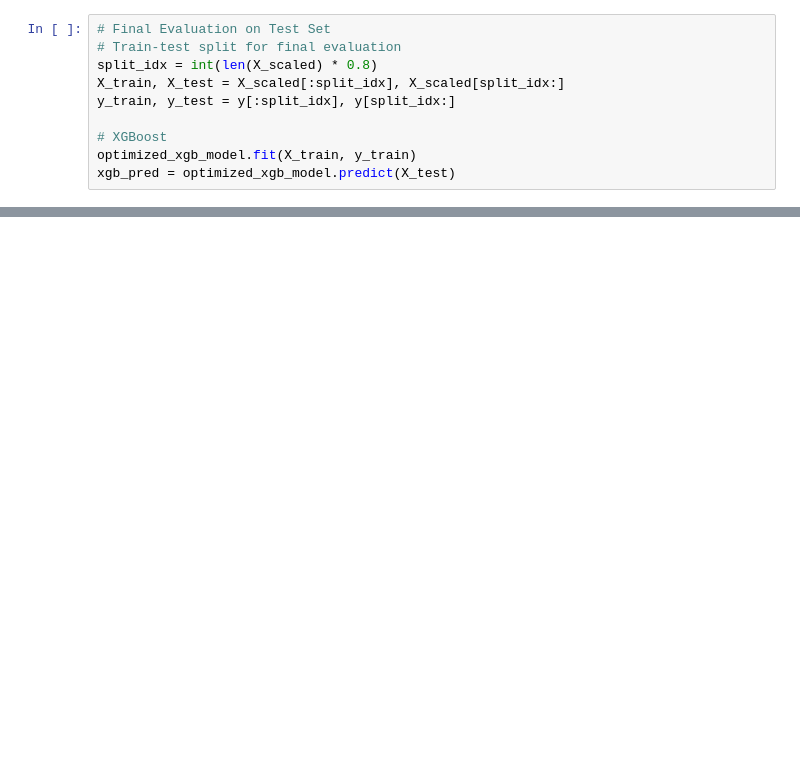
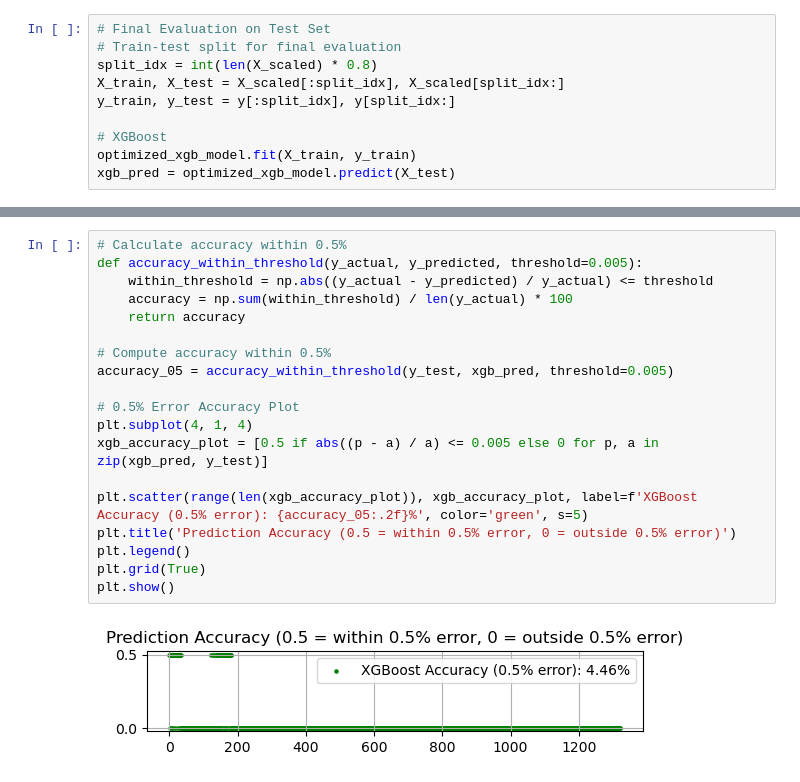
Before and after one commit to KaiOnNg/ML_Project, a Jupyter notebook: xgboost.ipynb, the cells around one changed output, grey strips where cells are left out. Saved outputs shown, nothing was run; the diff lists cells and outputs as text; blank space fills up the shorter version.

```diff
--- a/xgboost.ipynb
+++ b/xgboost.ipynb
@@ -178,0 +164,21 @@ plt.show()
+# %%
+# Calculate accuracy within 0.5%
+def accuracy_within_threshold(y_actual, y_predicted, threshold=0.005):
+    within_threshold = np.abs((y_actual - y_predicted) / y_actual) <= threshold
+    accuracy = np.sum(within_threshold) / len(y_actual) * 100
+    return accuracy
+
+# Compute accuracy within 0.5%
+accuracy_05 = accuracy_within_threshold(y_test, xgb_pred, threshold=0.005)
+
+# 0.5% Error Accuracy Plot
+plt.subplot(4, 1, 4)
+xgb_accuracy_plot = [0.5 if abs((p - a) / a) <= 0.005 else 0 for p, a in zip(xgb_pred, y_test)]
+
+plt.scatter(range(len(xgb_accuracy_plot)), xgb_accuracy_plot, label=f'XGBoost Accuracy (0.5% error): {accuracy_05:.2f}%', color='green', s=5)
+plt.title('Prediction Accuracy (0.5 = within 0.5% error, 0 = outside 0.5% error)')
+plt.legend()
+plt.grid(True)
+plt.show()
+# %% [output]
+[figure, added]
```
Also changed, not shown: parts of 4 cells of this notebook, 1 other file.
